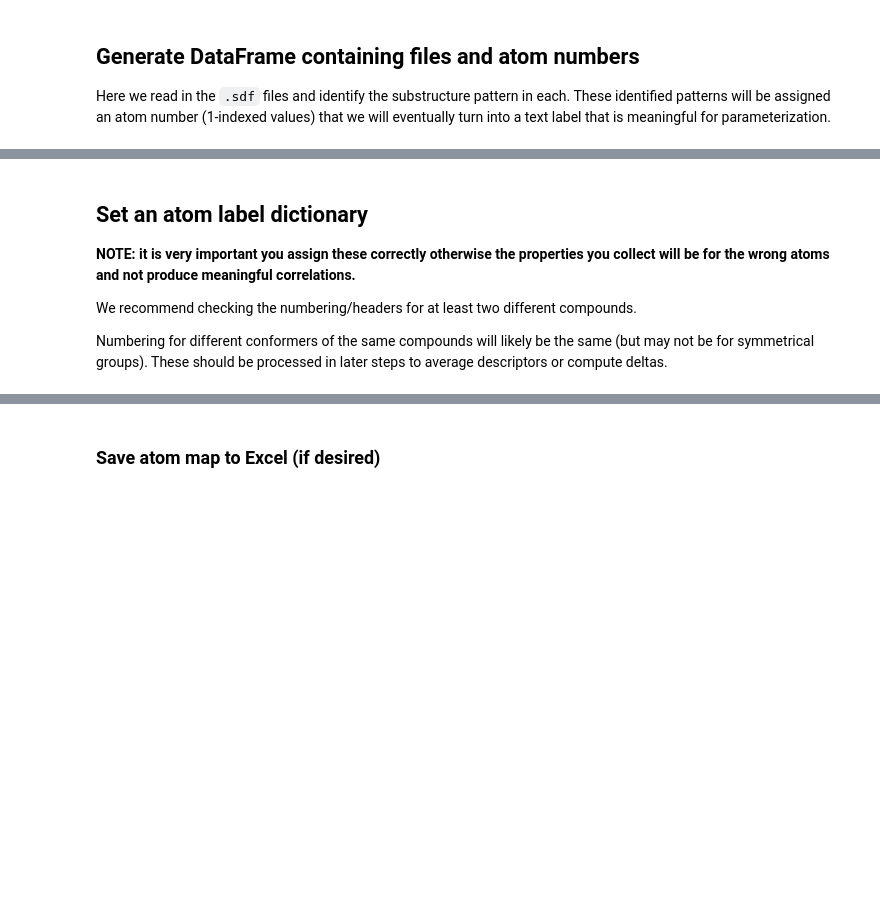
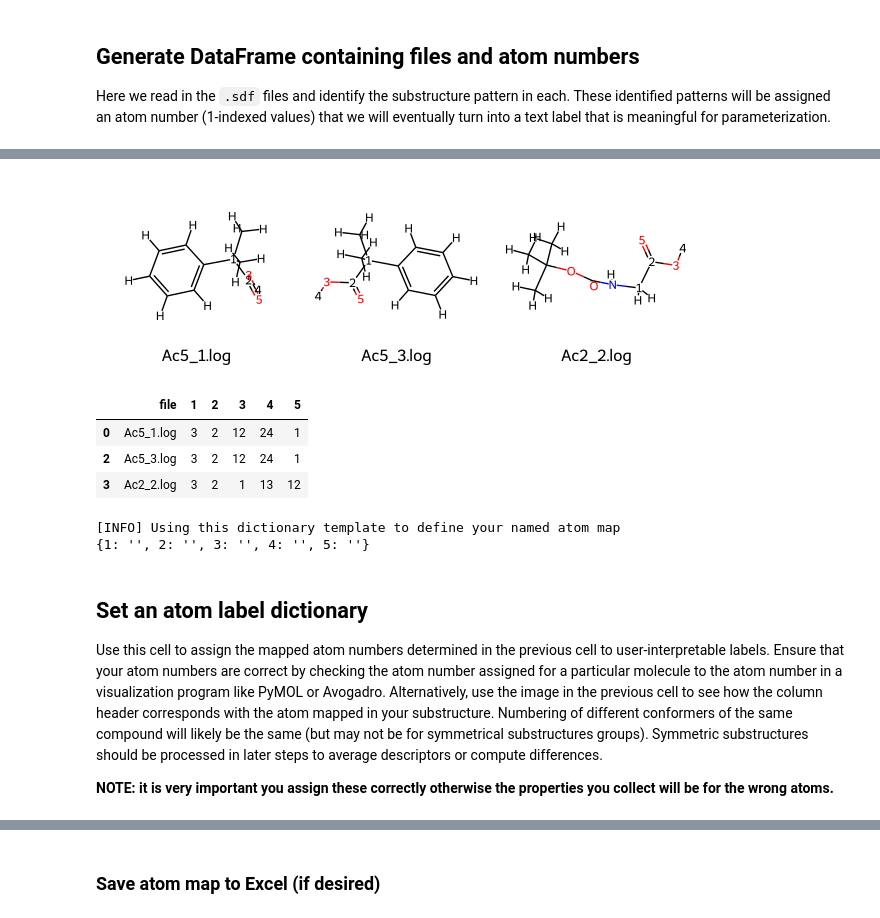
Before and after one commit to SigmanGroup/GetProperties, a Jupyter notebook: get_properties.ipynb, the cells around one changed output, grey strips where cells are left out. Saved outputs shown, nothing was run; the diff lists cells and outputs as text; code cells hidden in the pictures; blank space fills up the shorter version.

Commit message:
Added variable for FILE_NAME_COLUMN, cleanup

```diff
--- a/get_properties.ipynb
+++ b/get_properties.ipynb
@@ -52,13 +56,13 @@ randomstate = 42
 In this section, point the Path `data` to the directory containing your G16 log files. The script will automatically convert them to .sdf files for further processing.
 # %%
 # Point Path to the location of the log files
-data = Path('./data/wolf_made_products')
+data = Path('./data/test_files')
 
 # Define number of processors to use (set to number or os.cpu_count())
 procs = os.cpu_count()
 
 # Point path to where you want failed .log files to be moved
-failed_dir = Path('./data/wolf_made_products_failed/')
+failed_dir = Path('./data/test_files_failed/')
 
 # Turn on debug printing
 debug = False
@@ -66,9 +70,14 @@ debug = False
 ## Convert .log files to .mol files
 # %%
 # Find the log files that do not have corresponding mol files
-logs_to_convert = [x for x in data.glob('*.log') if not x.with_suffix('.mol').exists()]
+files_to_convert = [x for x in data.glob('*.log') if not x.with_suffix('.mol').exists()]
 
-print(f'[INFO] Converting {len(logs_to_convert)} logfiles to .mol files.')
-if len(logs_to_convert) != 0:
+print(f'[INFO] Converting {len(files_to_convert)} logfiles to .mol files.')
+if len(files_to_convert) != 0:
     with Pool() as pool:
-        map = pool.map(log_to_mol_file, logs_to_convert)
+        map = pool.map(log_to_mol_file, files_to_convert)
+
+# Check that each .log has a corresponding .mol file
+for file in files_to_convert:
+    if not file.with_suffix('.mol').exists():
+        print(f'[ERROR] {file.with_suffix(".mol").absolute()} does not exist.')
@@ -78,7 +89,7 @@ Provide and [SMARTS](https://www.daylight.com/dayhtml/doc/theory/theory.smarts.h
 # %%
 # Define a substructure common to all data files you are looking at
 #substructure = Chem.MolFromSmarts('c:1:n:c:c:c:c:1')
-substructure = Chem.MolFromSmarts('CS(C)=N')
+substructure = Chem.MolFromSmarts('[*]C(O[H])=O')
 
 im = mol_to_image(substructure, show_atom_indices=True)
 
@@ -103,19 +116,13 @@ for item in results:
 
 # Place the atom numbers for the substructure for each log file into a dataframe
 prelim_df = pd.DataFrame(new_results)
-prelim_df.rename(columns={0: 'log_name'}, inplace=True)
-
-#prelim_df = pd.DataFrame([Path(x).with_suffix('.log').name for x in failed_files])
-#prelim_df.rename(columns={0: 'log_name'}, inplace=True)
-#display(prelim_df)
+prelim_df.rename(columns={0: FILE_COLUMN_NAME}, inplace=True)
 
 # Save the prelim dataframe
 prelim_df.to_csv('prelim_df.csv')
 
 # Print the failed items
-if len(failed_files) == 0:
-    print(f'[INFO] All files were successfully read in.')
-else:
+if len(failed_files) != 0:
     failed_dir.mkdir(exist_ok=True)
     print(f'[INFO] Files that were not able to be read with RDKit.')
     for f in failed_files:
@@ -123,6 +130,6 @@ else:
         shutil.move(f, failed_dir / f.name)
         shutil.move(f.with_suffix('.log'), failed_dir / f.with_suffix('.log').name)
 
-print(f'There are {len(failed_files)} failed files. There are {prelim_df.shape[0]} successfully read in files.')
+print(f'[INFO] There are {len(failed_files)} files that were not able to be read in.')
+print(f'[INFO] There are {prelim_df.shape[0]} files that were successfully read in.')
 display(prelim_df)
-display()
@@ -134,44 +167,52 @@ This cell will randomly sample rows in your `prelim_df` and draw the molecules w
 # Sample a small section of the molecules to view
 sample = prelim_df.sample(n=3)
 
 # Prepare in the molecules and labels
 sampled_mols = []
 sampled_labels = []
 for i, row in sample.iterrows():
+
     # Read in the file as mol object
-    file = Path(data / row['log_name']).with_suffix('.mol')
+    file = Path(data / row[FILE_COLUMN_NAME]).with_suffix('.mol')
     file, mol = _read_in_mol_sdf_with_xyz_correction(file=file)
 
     if mol is None:
         print(f'[ERROR] Sampled a None mol!')
         continue
 
-    for column_header in [x for x in row.keys() if 'log_name' not in str(x)]:
+    for column_header in [x for x in row.keys() if FILE_COLUMN_NAME not in str(x)]:
         for atom in mol.GetAtoms():
             # For each atom, set the property "atomNote" to a index+1 of the atom
             if atom.GetIdx() + 1 == row[column_header]:
                 #atom.SetProp("atomNote", f'col: {column_header}#: {atom.GetIdx() + 1}')
                 atom.SetProp("atomLabel", f'{column_header}')
     sampled_mols.append(mol)
-    sampled_labels.append(row['log_name'])
+    sampled_labels.append(row[FILE_COLUMN_NAME])
 
 # Make some drawing options
 d2d = rdMolDraw2D.MolDraw2DSVG(2000, 2000)
 dopts = d2d.drawOptions()
 dopts.bondLineWidth = 1.4
 image = Draw.MolsToGridImage(sampled_mols, molsPerRow=3, useSVG=False, legends=sampled_labels, drawOptions=dopts)
 display(image)
 display(sample)
 
 # Print out a template dictionary
-print({k: '' for k in prelim_df.columns if k != 'log_name'})
+print(f'[INFO] Using this dictionary template to define your named atom map')
+print({k: '' for k in prelim_df.columns if k != FILE_COLUMN_NAME})
+# %% [output]
+[figure, added]
+|  | file | 1 | 2 | 3 | 4 | 5 |
+| 0 | Ac5_1.log | 3 | 2 | 12 | 24 | 1 |
+| 2 | Ac5_3.log | 3 | 2 | 12 | 24 | 1 |
+| 3 | Ac2_2.log | 3 | 2 | 1 | 13 | 12 |
+[INFO] Using this dictionary template to define your named atom map
+{1: '', 2: '', 3: '', 4: '', 5: ''}
 # %% [markdown]
 ## Set an atom label dictionary
+Use this cell to assign the mapped atom numbers determined in the previous cell to user-interpretable labels. Ensure that your atom numbers are correct by checking the atom number assigned for a particular molecule to the atom number in a visualization program like PyMOL or Avogadro. Alternatively, use the image in the previous cell to see how the column header corresponds with the atom mapped in your substructure. Numbering of different conformers of the same compound will likely be the same (but may not be for symmetrical substructures groups). Symmetric substructures should be processed in later steps to average descriptors or compute differences.
 
-**NOTE: it is very important you assign these correctly otherwise the properties you collect will be for the wrong atoms and not produce meaningful correlations.**
 
-We recommend checking the numbering/headers for at least two different compounds.
-
-Numbering for different conformers of the same compounds will likely be the same (but may not be for symmetrical groups). These should be processed in later steps to average descriptors or compute deltas.
+**NOTE: it is very important you assign these correctly otherwise the properties you collect will be for the wrong atoms.**
 # %%
 # Create an atom label dictionary
```
Also changed, not shown: parts of 22 cells of this notebook, 33 other files.
